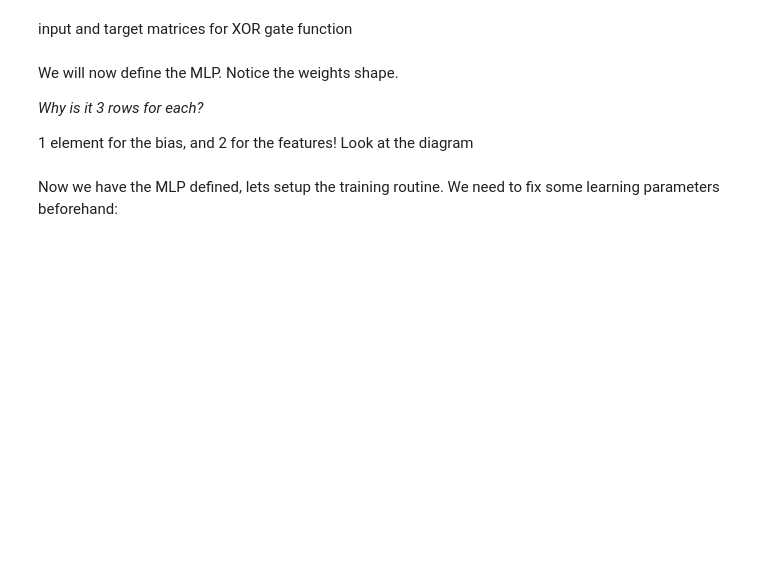
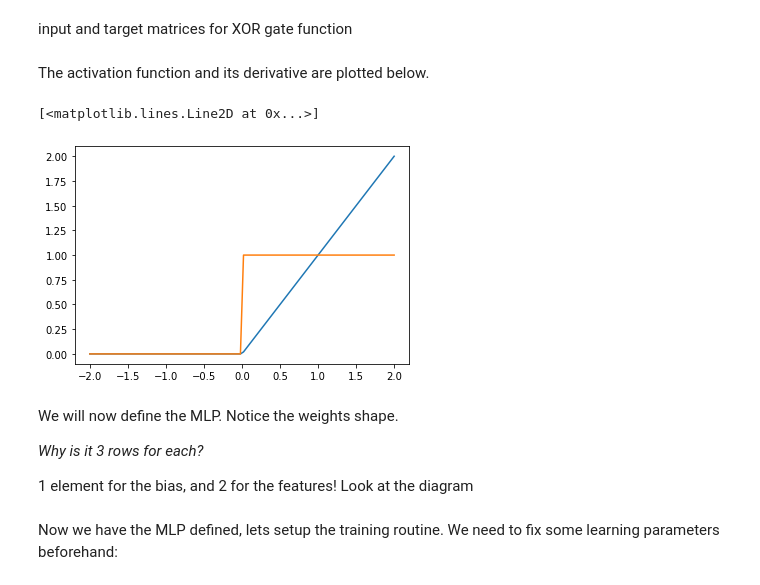
Before and after one commit to akinwilson/ground-up, a Jupyter notebook: 2_MLP_learning_XOR_gate.ipynb, the cells around one changed output. Drawn from its saved outputs; the diff is of its cells as text; code cells hidden in the pictures; blank space fills up the shorter version.

```diff
--- a/2_MLP_learning_XOR_gate.ipynb
+++ b/2_MLP_learning_XOR_gate.ipynb
@@ -178,6 +190,23 @@ Y = np.array([
     [1],
     [0],
 ])
+# %% [markdown]
+The activation function and its derivative are plotted below.
+# %%
+x = np.linspace(-2, 2, 100)
+# print(x)
+
+def relu(x):
+    return np.maximum(x,0)
+
+def relu_primed(x):
+    return np.heaviside(x, 0)
+
+plt.plot(x,np.vectorize(relu)(x))
+plt.plot(x,np.vectorize(relu_primed)(x))
+# %% [output]
+[<matplotlib.lines.Line2D at 0x...>]
+[figure, added]
 # %% [markdown]
 We will now define the MLP.
 Notice the weights shape.
```
Also changed, not shown: parts of 12 cells of this notebook.
